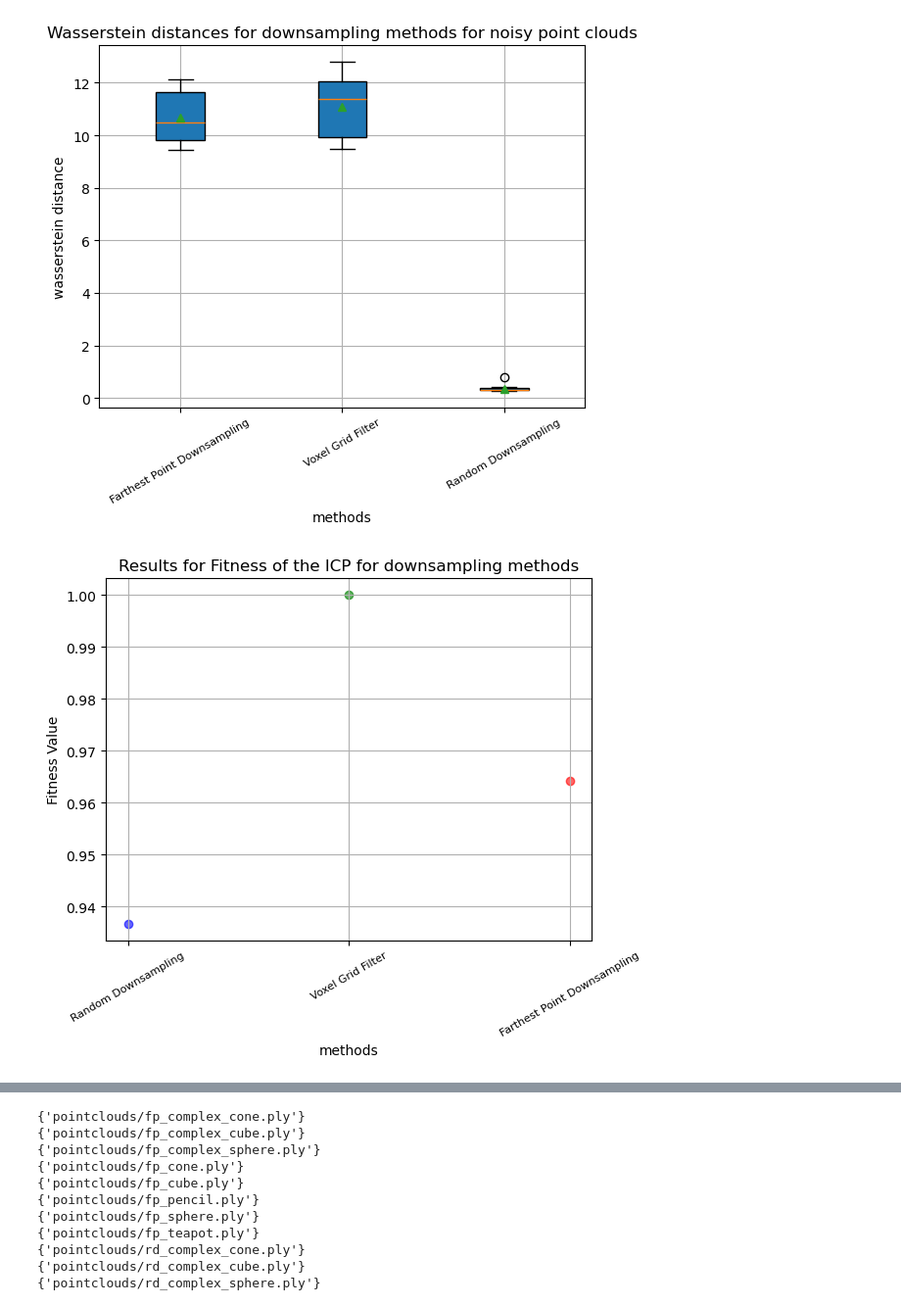
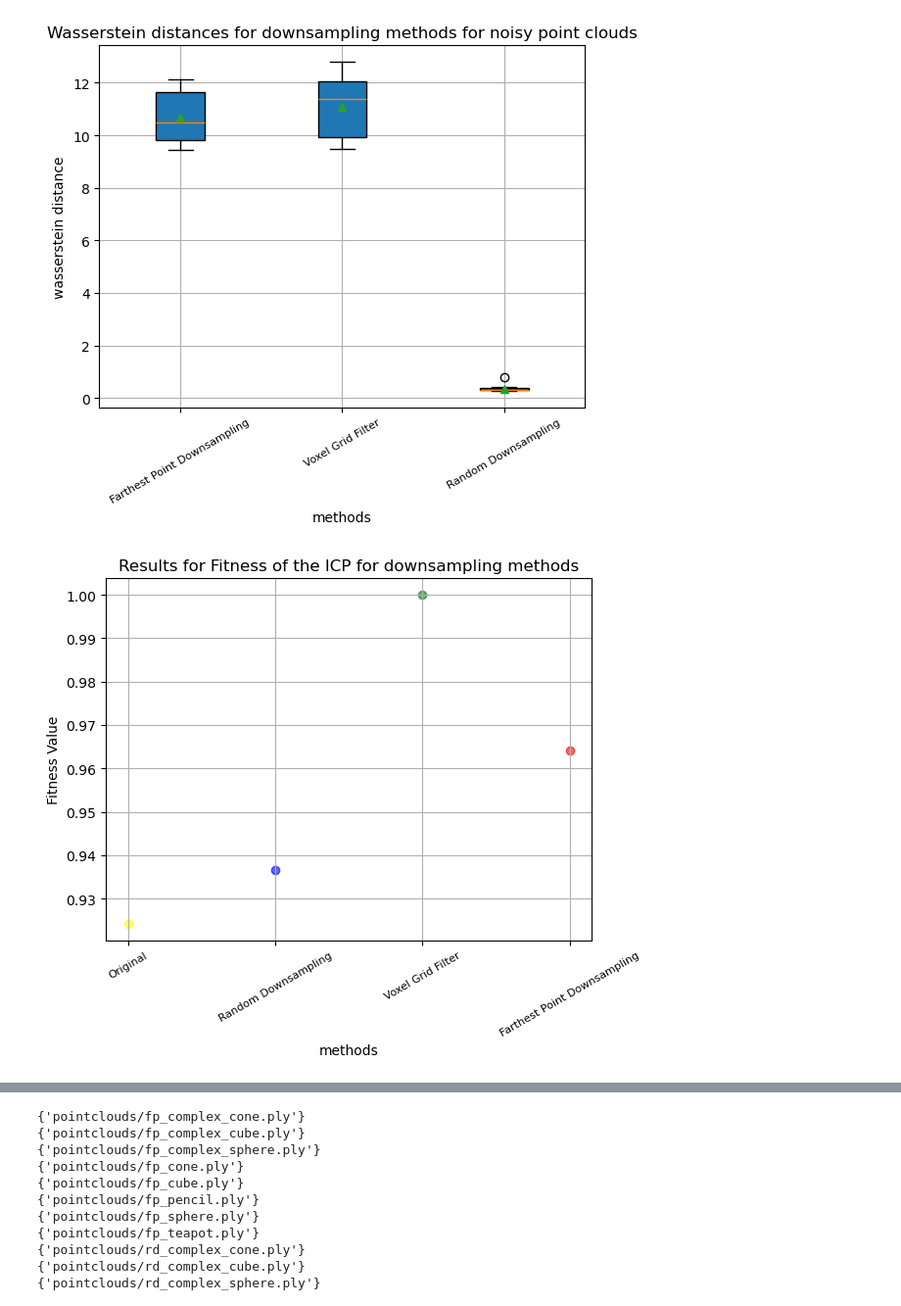
Before and after one commit to Felinchen76/pointcloud_downsampling, a Jupyter notebook: Untitled0.ipynb, the cells around one changed output, grey strips where cells are left out. Shown at 98% size. Cells and saved outputs as stored; diff of their text form; code cells hidden in the pictures.

Commit message:
#add data

```diff
--- a/Untitled0.ipynb
+++ b/Untitled0.ipynb
@@ -715,30 +717,30 @@ plt.show()
 # %%
 data1 = pd.read_csv(r"csvs/rd_icp_fitness.csv", header=None)
 data2 = pd.read_csv(r"csvs/vf_icp_fitness.csv", header=None)
 data3 = pd.read_csv(r"csvs/fp_icp_fitness.csv", header=None)
 data4 = pd.read_csv(r"csvs/original_icp_fitness.csv", header=None)
 
-
-x_labels = ['Random Downsampling', 'Voxel Grid Filter', 'Farthest Point Downsampling']
+x_labels = ['Original', 'Random Downsampling', 'Voxel Grid Filter', 'Farthest Point Downsampling']
 
 # Erstellen des Scatterplots
-plt.scatter(x_labels[0], data1, color='blue', label='Random Downsampling', alpha=0.6)
-plt.scatter(x_labels[1], data2, color='green', label='Voxel Grid Filter', alpha=0.6)
-plt.scatter(x_labels[2], data3, color='red', label='Farthest Point Downsampling', alpha=0.6)
+plt.scatter(x_labels[0], data4, color='yellow', label='Original', alpha=0.6)
+plt.scatter(x_labels[1], data1, color='blue', label='Random Downsampling', alpha=0.6)
+plt.scatter(x_labels[2], data2, color='green', label='Voxel Grid Filter', alpha=0.6)
+plt.scatter(x_labels[3], data3, color='red', label='Farthest Point Downsampling', alpha=0.6)
 
 # Plot anpassen
 plt.title('Results for Fitness of the ICP for downsampling methods')
 plt.xlabel('methods')
 plt.ylabel('Fitness Value')
 plt.grid(True)
 
 plt.xticks(fontsize=8)
 plt.xticks(rotation=30)
 
 # Plot anzeigen
 plt.show()
 # %% [output]
-[figure, old version]
+[figure, new version]
 # %%
 data1 = pd.read_csv(r"csvs/rd_icp_inlier.csv", header=None)
 data2 = pd.read_csv(r"csvs/vf_icp_inlier.csv", header=None)
```
Also changed, not shown: parts of 7 cells of this notebook, 5 other files.
